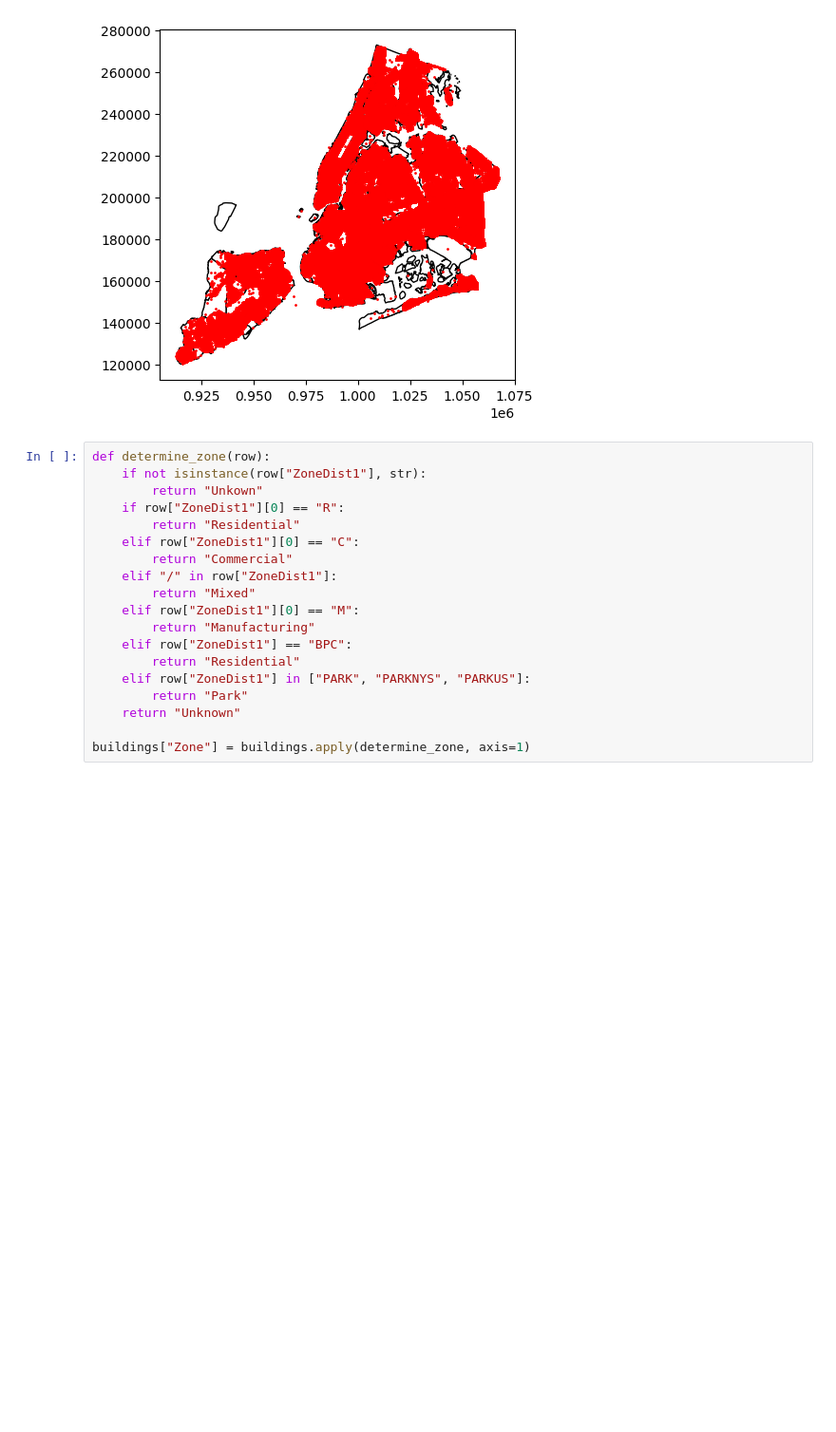
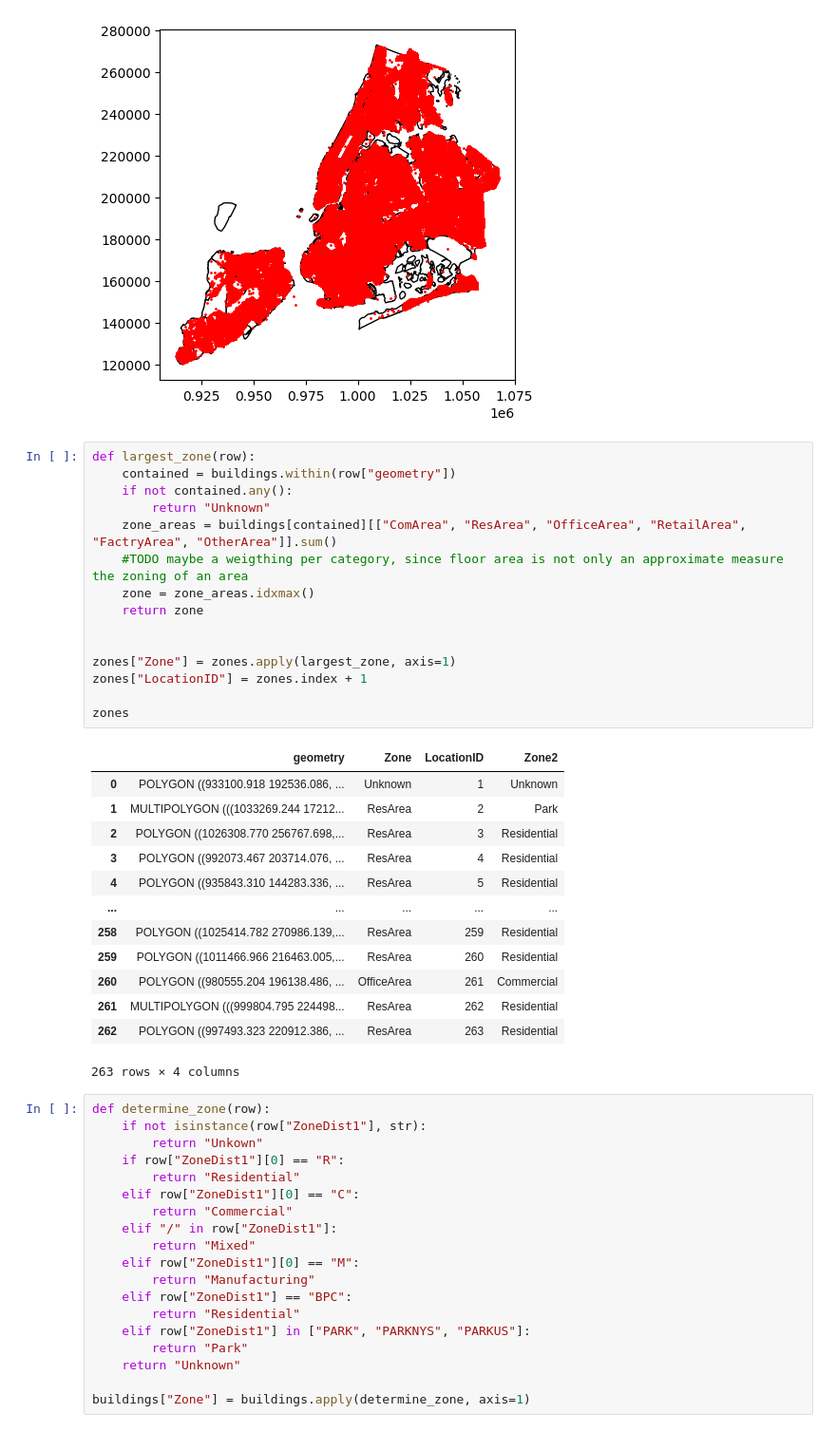
Before and after one commit to TheBarbaraIsTaken/BigData-NYCTaxis, a Jupyter notebook: zone-mapping/taxizones.ipynb, the cells around one changed output. Shown: that part at 95% size. Cells and saved outputs as stored; diff of their text form; blank space fills up the shorter version.

```diff
--- a/zone-mapping/taxizones.ipynb
+++ b/zone-mapping/taxizones.ipynb
@@ -59,6 +60,35 @@ buildings.plot(ax=base, marker="o", color="red", markersize=1)
 # %% [output]
 <Axes: >
 [figure]
+# %%
+def largest_zone(row):
+    contained = buildings.within(row["geometry"])
+    if not contained.any():
+        return "Unknown"
+    zone_areas = buildings[contained][["ComArea", "ResArea", "OfficeArea", "RetailArea", "FactryArea", "OtherArea"]].sum()
+    #TODO maybe a weigthing per category, since floor area is not only an approximate measure the zoning of an area
+    zone = zone_areas.idxmax()
+    return zone
+
+
+zones["Zone"] = zones.apply(largest_zone, axis=1)
+zones["LocationID"] = zones.index + 1
+
+zones
+# %% [output]
+|  | geometry | Zone | LocationID | Zone2 |
+| 0 | POLYGON ((933100.918 192536.086, ... | Unknown | 1 | Unknown |
+| 1 | MULTIPOLYGON (((1033269.244 17212... | ResArea | 2 | Park |
+| 2 | POLYGON ((1026308.770 256767.698,... | ResArea | 3 | Residential |
+| 3 | POLYGON ((992073.467 203714.076, ... | ResArea | 4 | Residential |
+| 4 | POLYGON ((935843.310 144283.336, ... | ResArea | 5 | Residential |
+| ... | ... | ... | ... | ... |
+| 258 | POLYGON ((1025414.782 270986.139,... | ResArea | 259 | Residential |
+| 259 | POLYGON ((1011466.966 216463.005,... | ResArea | 260 | Residential |
+| 260 | POLYGON ((980555.204 196138.486, ... | OfficeArea | 261 | Commercial |
+| 261 | MULTIPOLYGON (((999804.795 224498... | ResArea | 262 | Residential |
+| 262 | POLYGON ((997493.323 220912.386, ... | ResArea | 263 | Residential |
+263 rows × 4 columns
 # %%
 def determine_zone(row):
     if not isinstance(row["ZoneDist1"], str):
```
Also changed, not shown: parts of 6 cells of this notebook.
